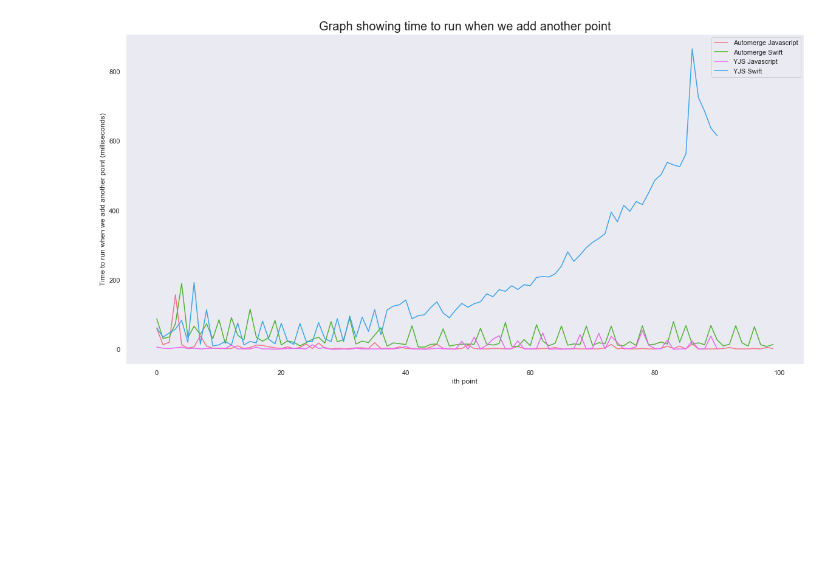
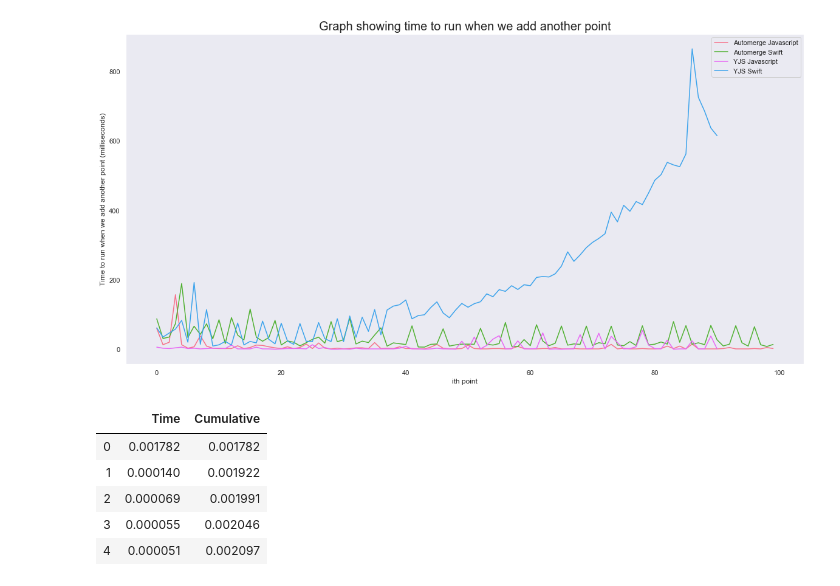
Before and after one commit to mnckapilan/crdt-canvas, a Jupyter notebook: Performance Engineering/Performance Engineering.ipynb, the cells around one changed output. Cells and saved outputs as stored; diff of their text form; code cells hidden in the pictures; blank space fills up the shorter version.

```diff
--- a/Performance Engineering/Performance Engineering.ipynb
+++ b/Performance Engineering/Performance Engineering.ipynb
@@ -256,3 +260,19 @@ ax.legend()
 plt.show()
 # %% [output]
 [figure]
+# %%
+native_crdt = pd.read_csv("swift.txt", header = None)
+
+my_swift = native_crdt.transpose()
+my_swift = my_swift.rename(columns = {0 : 'Time'})
+
+summed = accumulate(my_swift)
+my_swift['Cumulative'] = summed
+my_swift.head()
+# %% [output]
+|  | Time | Cumulative |
+| 0 | 0.001782 | 0.001782 |
+| 1 | 0.000140 | 0.001922 |
+| 2 | 0.000069 | 0.001991 |
+| 3 | 0.000055 | 0.002046 |
+| 4 | 0.000051 | 0.002097 |
```
Also changed, not shown: parts of 2 cells of this notebook, 3 other files.
